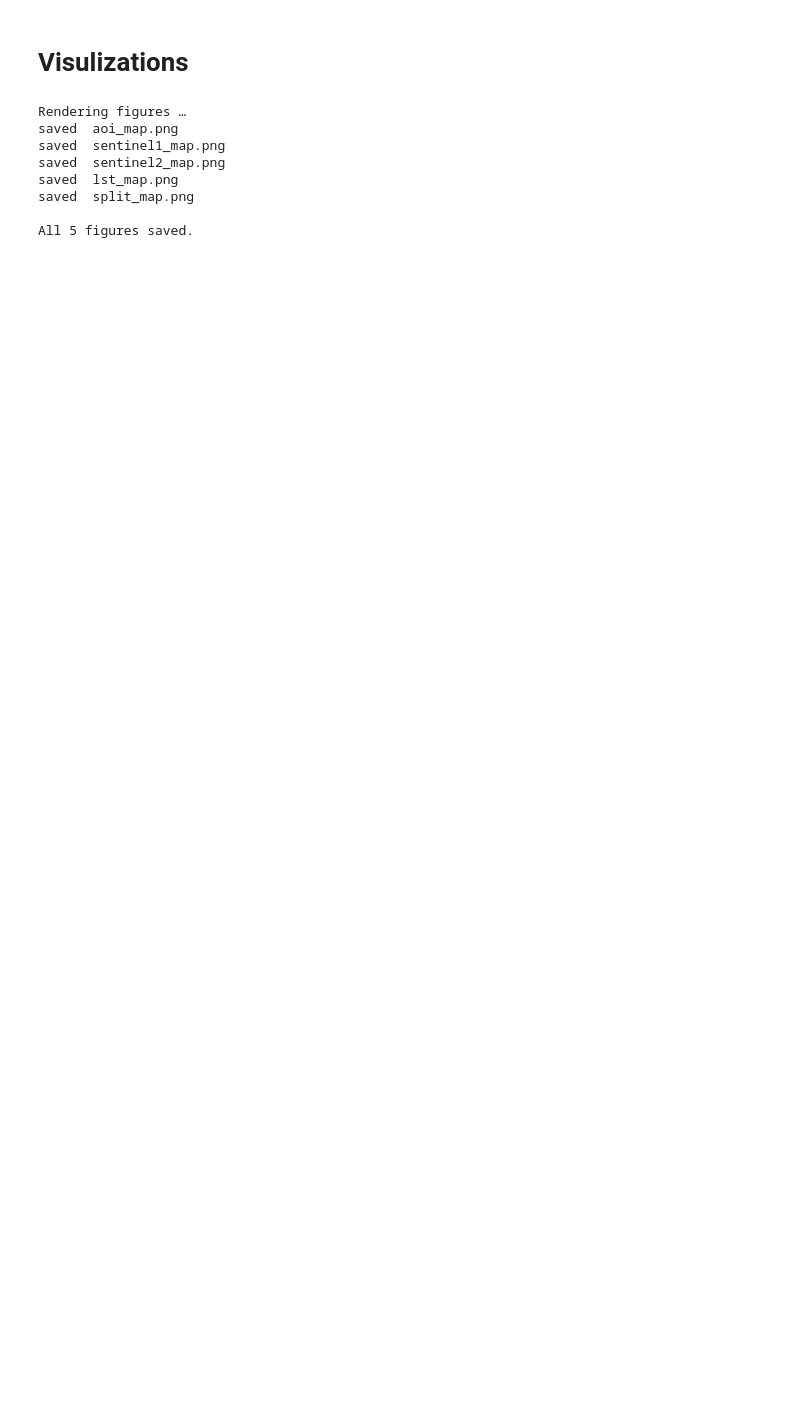
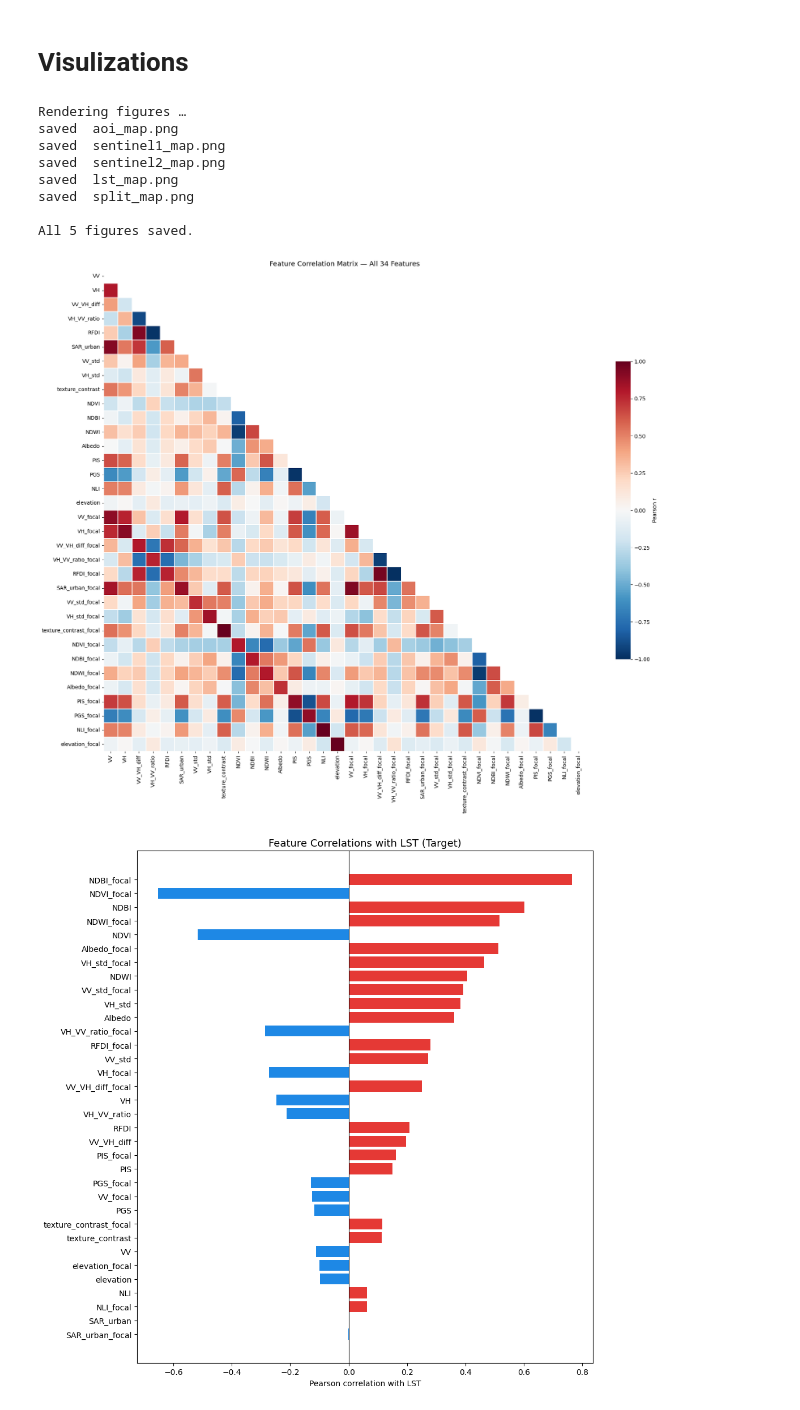
Before and after one commit to sandrokhizanishvili/urban_heat_island_analysis_EODA, a Jupyter notebook: lgbm_spatial_splitting.ipynb, the cells around one changed output. Drawn from its saved outputs; the diff is of its cells as text; code cells hidden in the pictures; blank space fills up the shorter version.

Commit message:
modifing the lgbm notebook (adding shap and cv)

```diff
--- a/lgbm_spatial_splitting.ipynb
+++ b/lgbm_spatial_splitting.ipynb
@@ -649,5 +613,17 @@ best_params(study)
  'subsample': 0.8347063033889262,
  'colsample_bytree': 0.8759561732083417,
  'learning_rate': 0.01879471459020519}
+# %%
+best_params_dict = {'random_state': 42,
+ 'verbosity': -1,
+ 'n_jobs': -1,
+ 'n_estimators': 300,
+ 'num_leaves': 24,
+ 'min_child_samples': 128,
+ 'reg_lambda': 0.03857720932178909,
+ 'reg_alpha': 0.21598801171228973,
+ 'subsample': 0.8347063033889262,
+ 'colsample_bytree': 0.8759561732083417,
+ 'learning_rate': 0.01879471459020519}
 # %%
 # # train the final tuned model on train+val and evaluate on the held-out test
@@ -685,10 +654,10 @@ y_trainval = pd.concat([df_train, df_val], ignore_index=True)[target_column]
 X_te = df_test[feature_columns]
 y_te = df_test[target_column]
 # %%
-# import model from pickle file
+# # import model from pickle file
 
-with open("tuned_lgbm_model_spatial.pkl", "rb") as f:
-    tuned_model = pickle.load(f)
+# with open("tuned_lgbm_model_spatial.pkl", "rb") as f:
+#     tuned_model = pickle.load(f)
 # %%
 # make predictions
 pred_train = tuned_model.predict(X_trainval)
@@ -1167,3 +1171,57 @@ saved  lst_map.png
 saved  split_map.png
 
 All 5 figures saved.
+# %%
+# ── 1. Full correlation matrix ────────────────────────────────────────────────
+X_all = pd.concat([X_trainval, X_te], ignore_index=True)
+
+corr = X_all.corr()
+
+fig, ax = plt.subplots(figsize=(18, 15))
+mask = np.triu(np.ones_like(corr, dtype=bool))   # upper triangle masked
+
+sns.heatmap(
+    corr,
+    mask=mask,
+    cmap="RdBu_r",
+    center=0,
+    vmin=-1, vmax=1,
+    annot=False,            # too many cells for numbers
+    square=True,
+    linewidths=0.3,
+    ax=ax,
+    cbar_kws={"shrink": 0.6, "label": "Pearson r"}
+)
+ax.set_title("Feature Correlation Matrix — All 34 Features", fontsize=13)
+plt.tight_layout()
+plt.show()
+
+# ── 2. Correlations with LST (target) ─────────────────────────────────────────
+
+y_all = pd.concat([y_trainval, y_te], ignore_index=True)
+
+X_with_lst = X_all.copy()
+X_with_lst["LST"] = y_all.values  # use .values to avoid index alignment issues
+
+lst_corr = (X_with_lst.corr()["LST"]
+                       .drop("LST")
+                       .sort_values(key=abs, ascending=False))
+
+fig, ax = plt.subplots(figsize=(10, 10))
+colors = ["#E53935" if v > 0 else "#1E88E5" for v in lst_corr]
+ax.barh(lst_corr.index, lst_corr.values, color=colors)
+ax.axvline(0, color="black", linewidth=0.8)
+ax.set_xlabel("Pearson correlation with LST")
+ax.set_title("Feature Correlations with LST (Target)", fontsize=13)
+ax.invert_yaxis()
+plt.tight_layout()
+plt.show()
+
+# ── 3. Print top correlations ─────────────────────────────────────────────────
+print("Top 10 features correlated with LST:")
+print(lst_corr.head(10).round(3).to_string())
+print("\nBottom 10 (most negatively correlated):")
+print(lst_corr.tail(10).round(3).to_string())
+# %% [output]
+[figure, added]
+[figure, added]
```
Also changed, not shown: parts of 20 cells of this notebook.
